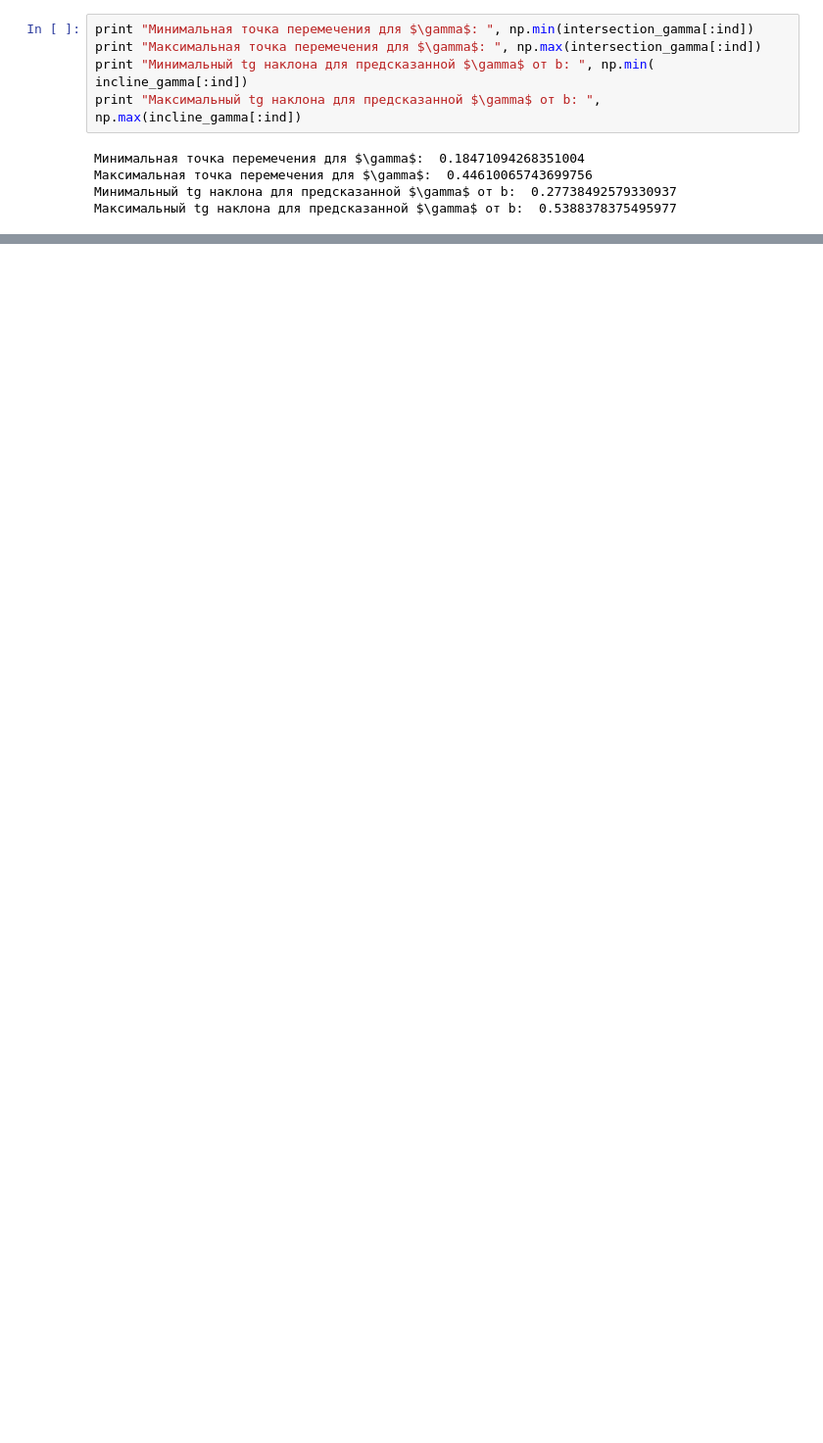
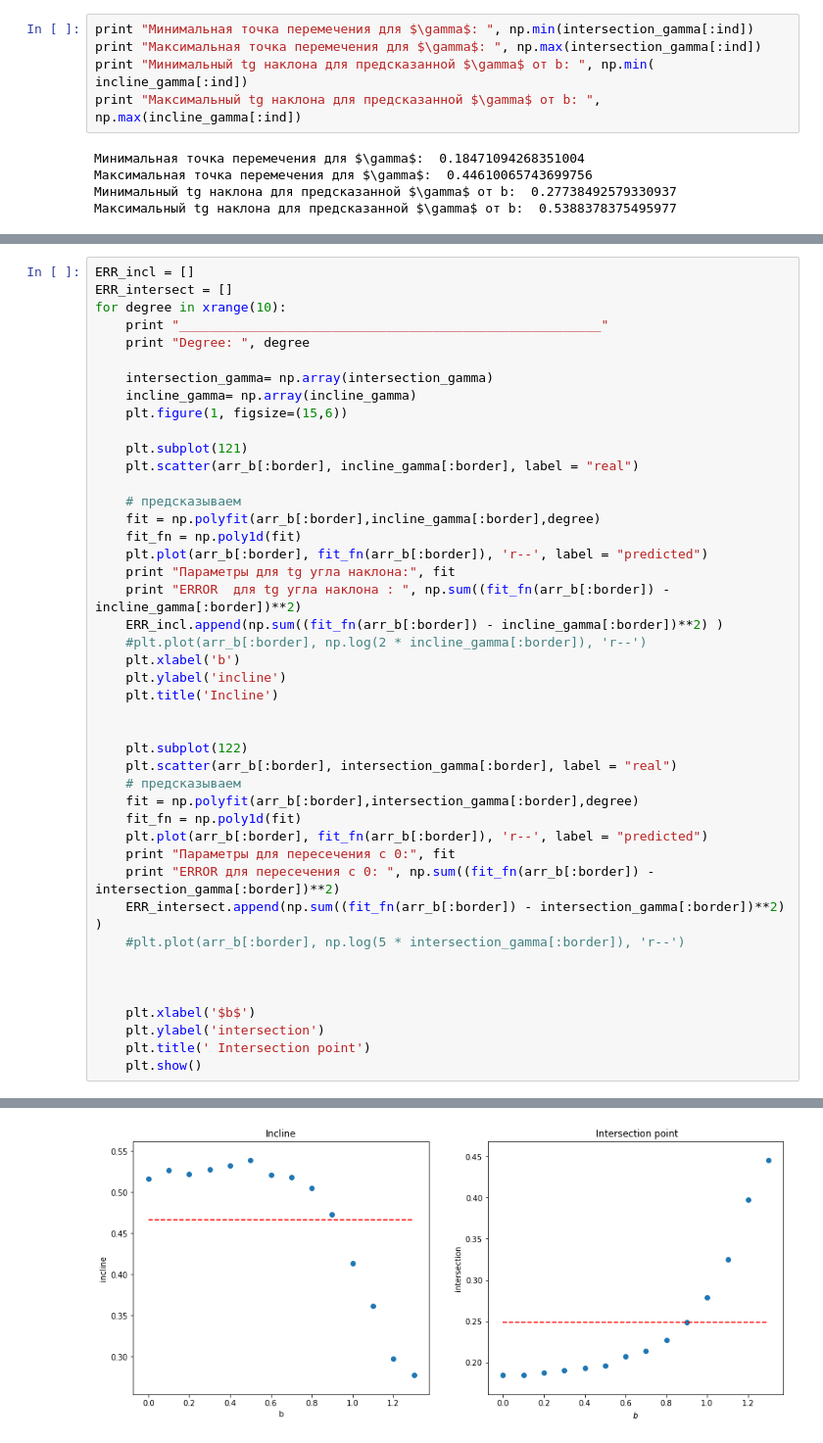
Before and after one commit to VitaliyRakitin/Diploma, a Jupyter notebook: Params2.ipynb, the cells around one changed output, grey strips where cells are left out. Shown at 98% size. Saved outputs shown, nothing was run; the diff lists cells and outputs as text; blank space fills up the shorter version.

```diff
--- a/Params2.ipynb
+++ b/Params2.ipynb
@@ -742,0 +811,45 @@ print "Максимальный tg наклона для предсказанн
+# %%
+ERR_incl = []
+ERR_intersect = []
+for degree in xrange(10):
+    print "_______________________________________________________"
+    print "Degree: ", degree
+
+    intersection_gamma= np.array(intersection_gamma)
+    incline_gamma= np.array(incline_gamma)
+    plt.figure(1, figsize=(15,6))
+
+    plt.subplot(121)
+    plt.scatter(arr_b[:border], incline_gamma[:border], label = "real")
+
+    # предсказываем
+    fit = np.polyfit(arr_b[:border],incline_gamma[:border],degree)
+    fit_fn = np.poly1d(fit)
+    plt.plot(arr_b[:border], fit_fn(arr_b[:border]), 'r--', label = "predicted")
+    print "Параметры для tg угла наклона:", fit
+    print "ERROR  для tg угла наклона : ", np.sum((fit_fn(arr_b[:border]) - incline_gamma[:border])**2)
+    ERR_incl.append(np.sum((fit_fn(arr_b[:border]) - incline_gamma[:border])**2) )
+    #plt.plot(arr_b[:border], np.log(2 * incline_gamma[:border]), 'r--')
+    plt.xlabel('b')
+    plt.ylabel('incline')
+    plt.title('Incline')
+
+
+    plt.subplot(122)
+    plt.scatter(arr_b[:border], intersection_gamma[:border], label = "real")
+    # предсказываем
+    fit = np.polyfit(arr_b[:border],intersection_gamma[:border],degree)
+    fit_fn = np.poly1d(fit)
+    plt.plot(arr_b[:border], fit_fn(arr_b[:border]), 'r--', label = "predicted")
+    print "Параметры для пересечения с 0:", fit
+    print "ERROR для пересечения с 0: ", np.sum((fit_fn(arr_b[:border]) - intersection_gamma[:border])**2)
+    ERR_intersect.append(np.sum((fit_fn(arr_b[:border]) - intersection_gamma[:border])**2) )
+    #plt.plot(arr_b[:border], np.log(5 * intersection_gamma[:border]), 'r--')
+
+
+
+    plt.xlabel('$b$')
+    plt.ylabel('intersection')
+    plt.title(' Intersection point')
+    plt.show()
+# %% [output]
@@ -742,0 +862 @@ print "Максимальный tg наклона для предсказанн
+[figure, added]
```
Also changed, not shown: parts of 25 cells of this notebook.
